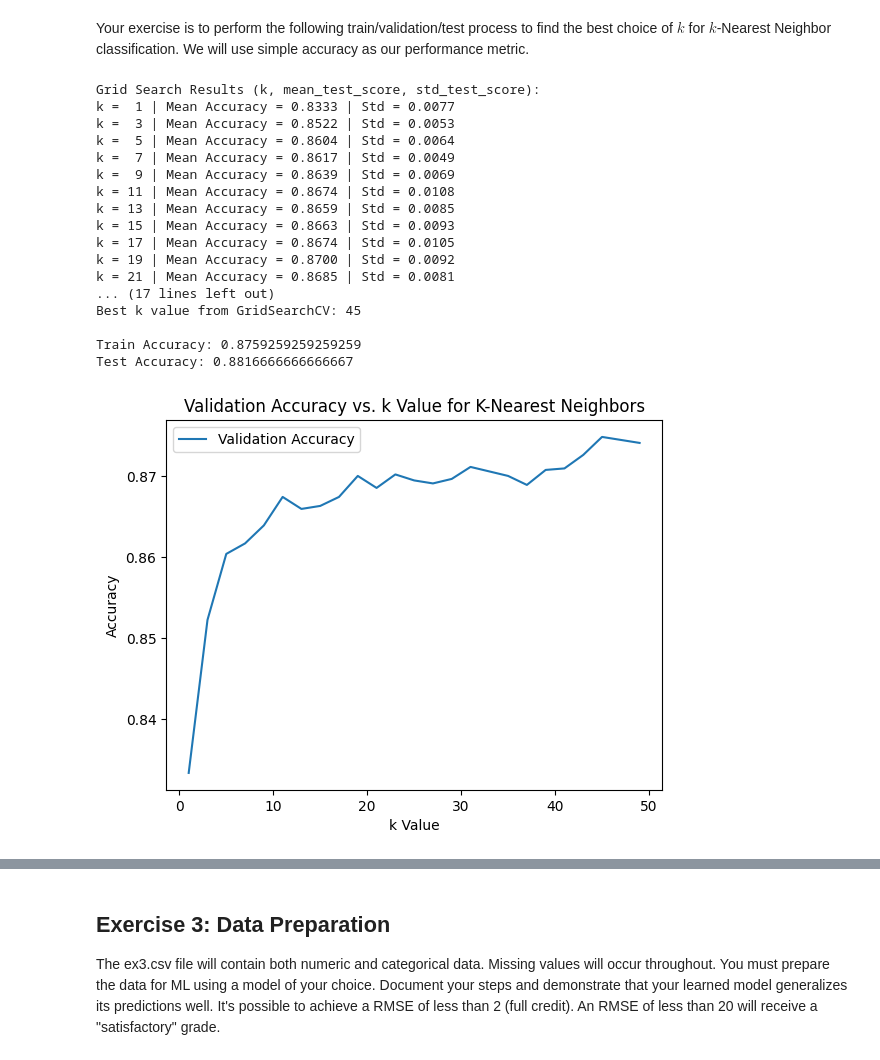
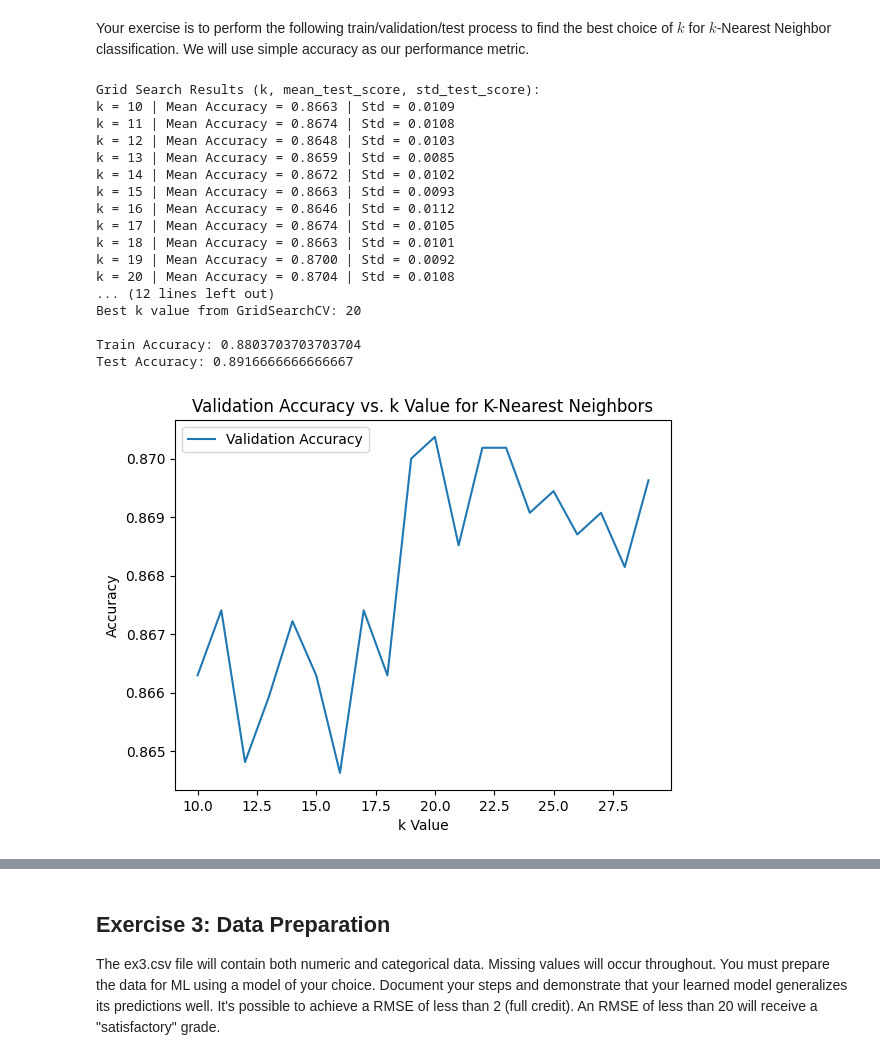
Before and after one commit to ellieonarose/HW7, a Jupyter notebook: cs371-exercises.ipynb, the cells around one changed output, grey strips where cells are left out. Saved outputs shown, nothing was run; the diff lists cells and outputs as text; code cells hidden in the pictures.

```diff
--- a/cs371-exercises.ipynb
+++ b/cs371-exercises.ipynb
@@ -163,7 +163,7 @@ import matplotlib.pyplot as plt
 # Define the range of k values ranging from at least 1 to 20, but possibly considering much greater k.
 # Experiment with this!  For example, you could use k_range = range(1, 102, 10) to consider k values [1, 11, 21, ..., 101].
 
-k_range = range(1, 50, 2) # TODO: Experiment with this!
+k_range = range(10, 30) # TODO: Experiment with this!
 
 # Using seed 0, split the dataframe into training and testing sets with a 90-10 ratio.
 df_train, df_test = train_test_split(df, test_size=0.1, random_state=0)
@@ -232,42 +232,42 @@ Z = Z.reshape(xx.shape)
 # Plot the decision boundary
 plt.figure(figsize=(10, 6))
 plt.contourf(xx, yy, Z, alpha=0.3, cmap='viridis')
 
 # Overlay the training and testing points
 plt.scatter(X_train['x1'], X_train['x2'], c=y_train.astype('category').cat.codes, edgecolor='k', label='Train Data', cmap='viridis', s=20)
 plt.scatter(X_test['x1'], X_test['x2'], c=y_test.astype('category').cat.codes, edgecolor='k', marker='x', label='Test Data', cmap='viridis', s=40)
 
 plt.title(f"Decision Boundaries with k = {grid_search.best_params_['n_neighbors']}")
 plt.xlabel("x1")
 plt.ylabel("x2")
 plt.legend()
 plt.show()
 
 
 # Explain the results of your experimentation, which k value you would choose, and why.
 
 # We will choose k = 20 to be the best value - 0.880 for train and 0.891 for test.
 # We first tried the range (1, 102, 10) as suggested, but the decision boundaries appeared too sharp and rigid—more like straight segments.
 # For (1, 102, 10), best k is 81 - 0.878 for train and 0.885 for test.
 # Then i try (40, 75) to look at some of the values in the middle, best k is 68 with 0.879 for train and 0.886 for test.
 # Then i try (1, 50, 2), best k is 45 with 0.875 for train and 0.881 for test.
-# We also try other ranges but it seems like most of them are lower than k = 20 in terms of accuracy for train and test so 20 is our final decision for k.
+# We also try other ranges but it seems like most of zthem are lower than k = 20 in terms of accuracy for train and test so 20 is our final decision for k.
 # %% [output]
 Grid Search Results (k, mean_test_score, std_test_score):
-k =  1 | Mean Accuracy = 0.8333 | Std = 0.0077
-k =  3 | Mean Accuracy = 0.8522 | Std = 0.0053
-k =  5 | Mean Accuracy = 0.8604 | Std = 0.0064
-k =  7 | Mean Accuracy = 0.8617 | Std = 0.0049
-k =  9 | Mean Accuracy = 0.8639 | Std = 0.0069
+k = 10 | Mean Accuracy = 0.8663 | Std = 0.0109
 k = 11 | Mean Accuracy = 0.8674 | Std = 0.0108
+k = 12 | Mean Accuracy = 0.8648 | Std = 0.0103
 k = 13 | Mean Accuracy = 0.8659 | Std = 0.0085
+k = 14 | Mean Accuracy = 0.8672 | Std = 0.0102
 k = 15 | Mean Accuracy = 0.8663 | Std = 0.0093
+k = 16 | Mean Accuracy = 0.8646 | Std = 0.0112
 k = 17 | Mean Accuracy = 0.8674 | Std = 0.0105
+k = 18 | Mean Accuracy = 0.8663 | Std = 0.0101
 k = 19 | Mean Accuracy = 0.8700 | Std = 0.0092
-k = 21 | Mean Accuracy = 0.8685 | Std = 0.0081
-... (17 lines left out)
-Best k value from GridSearchCV: 45
+k = 20 | Mean Accuracy = 0.8704 | Std = 0.0108
+... (12 lines left out)
+Best k value from GridSearchCV: 20
 
-Train Accuracy: 0.8759259259259259
-Test Accuracy: 0.8816666666666667
+Train Accuracy: 0.8803703703703704
+Test Accuracy: 0.8916666666666667
-[figure, old version]
+[figure, new version]
```
Also changed, not shown: parts of 1 cell of this notebook.
